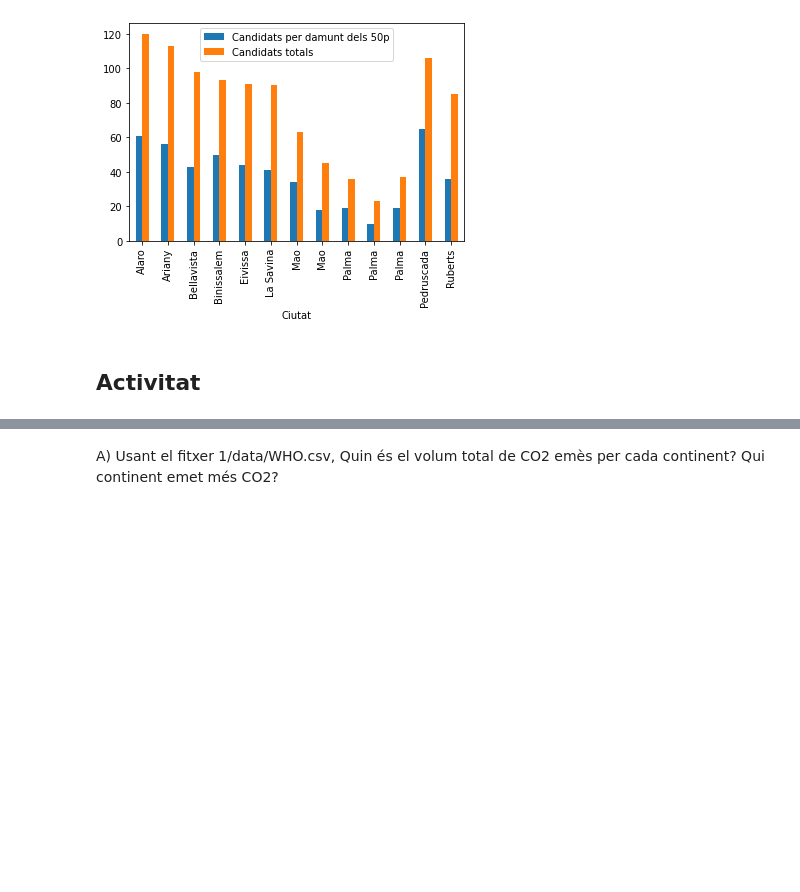
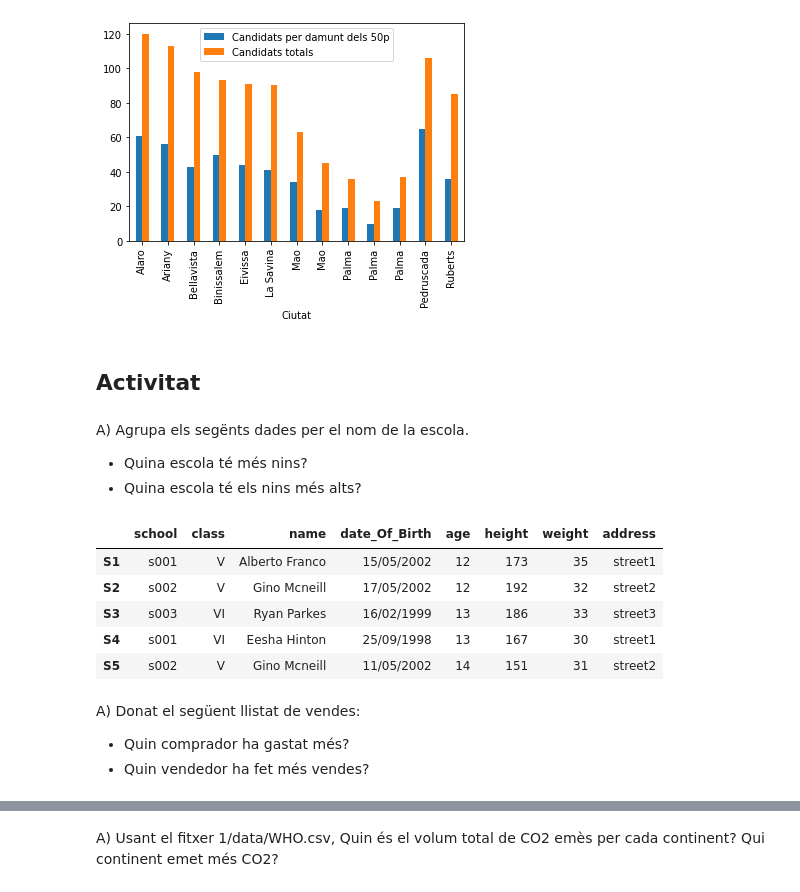
Before and after one commit to wisaaco/TallerPythonFEE, a Jupyter notebook: lessons/4/4_PandasGroups.ipynb, the cells around one changed output, grey strips where cells are left out. Drawn from its saved outputs; the diff is of its cells as text; code cells hidden in the pictures; blank space fills up the shorter version.

```diff
--- a/lessons/4/4_PandasGroups.ipynb
+++ b/lessons/4/4_PandasGroups.ipynb
@@ -551,3 +551,28 @@ df3.plot(kind="bar") #Alerta amb la interpretació: punts per CP i Ciutat
 [figure]
 # %% [markdown]
 ## Activitat
+# %% [markdown]
+A) Agrupa els segënts dades per el nom de la escola.
+- Quina escola té més nins?
+- Quina escola té els nins més alts?
+# %%
+data = {
+    'school': ['s001', 's002', 's003', 's001', 's002', 's004'],
+    'class': ['V', 'V', 'VI', 'VI', 'V', 'VI'],
+    'name': ['Alberto Franco', 'Gino Mcneill', 'Ryan Parkes', 'Eesha Hinton', 'Gino Mcneill', 'David Parkes'],
+    'date_Of_Birth': ['15/05/2002', '17/05/2002', '16/02/1999', '25/09/1998', '11/05/2002', '15/09/1997'],
+    'age': [12, 12, 13, 13, 14, 12],
+    'height': [173, 192, 186, 167, 151, 159],
+    'weight': [35, 32, 33, 30, 31, 32],
+    'address': ['street1', 'street2', 'street3', 'street1', 'street2', 'street4']
+}
+
+df = pd.DataFrame(data, index=['S1', 'S2', 'S3', 'S4','S5','S6'])
+df.head()
+# %% [output]
+|  | school | class | name | date_Of_Birth | age | height | weight | address |
+| S1 | s001 | V | Alberto Franco | 15/05/2002 | 12 | 173 | 35 | street1 |
+| S2 | s002 | V | Gino Mcneill | 17/05/2002 | 12 | 192 | 32 | street2 |
+| S3 | s003 | VI | Ryan Parkes | 16/02/1999 | 13 | 186 | 33 | street3 |
+| S4 | s001 | VI | Eesha Hinton | 25/09/1998 | 13 | 167 | 30 | street1 |
+| S5 | s002 | V | Gino Mcneill | 11/05/2002 | 14 | 151 | 31 | street2 |
@@ -553,0 +581,4 @@ df3.plot(kind="bar") #Alerta amb la interpretació: punts per CP i Ciutat
+# %% [markdown]
+A) Donat el següent llistat de vendes:
+- Quin comprador ha gastat més?
+- Quin vendedor ha fet més vendes?
```
Also changed, not shown: parts of 4 cells of this notebook.
